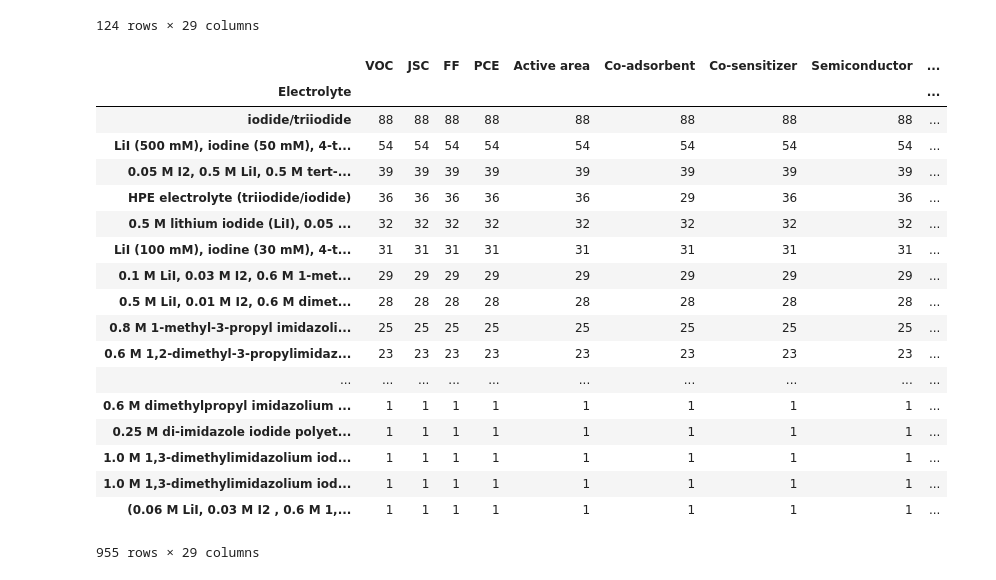
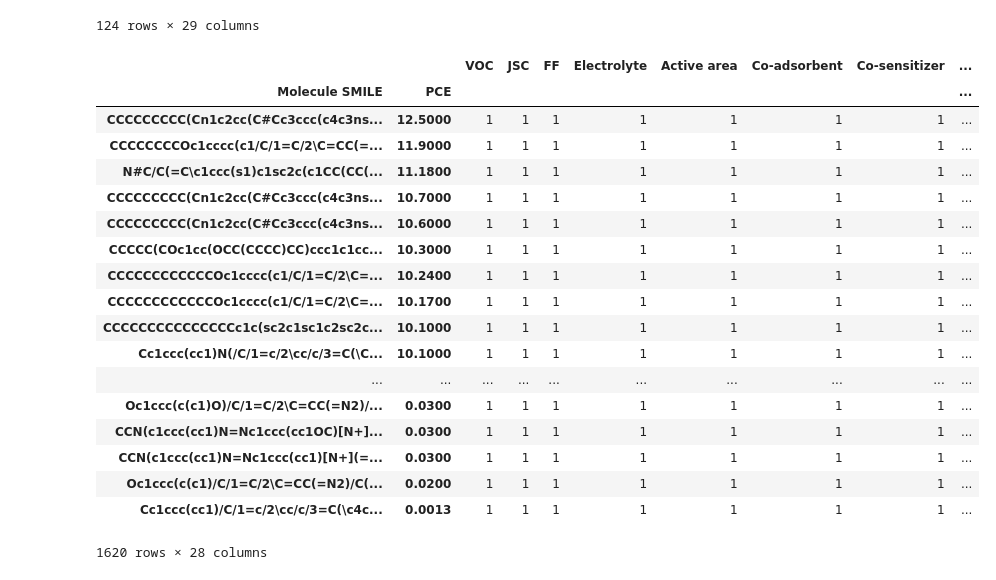
Before and after one commit to PaulC61/Cheminformatics, a Jupyter notebook: InternshipM2_BIU/WorkingEnvironment/Phase1/dataProcessing.ipynb, the cells around one changed output. Cells and saved outputs as stored; diff of their text form; code cells hidden in the pictures.

Commit message:
Everything except metals and electrolyte is done for cleaning

```diff
--- a/InternshipM2_BIU/WorkingEnvironment/Phase1/dataProcessing.ipynb
+++ b/InternshipM2_BIU/WorkingEnvironment/Phase1/dataProcessing.ipynb
@@ -30,40 +30,53 @@ df.groupby(['Solar simulator']).count().sort_values('PCE', ascending=False)
 # %%
 #retrieve instances with no Co-adsorbants, no Co-sensitizers, TiO2 Semiconductor
 
 # dfFirstFilter = df.loc[(df['Co-adsorbent']=="-") & (df['Co-sensitizer']=="-") & (df['Semiconductor'].str.contains('TiO2'))]
 # dfFirstFilter['Electrolyte']
 
 # Standardizing Solar Simulator Settings
 # First one won't work --> let's hope they can be retrieved together
 
 varSolSim = ["AM 1.5G 100 mW/cm2", "AM 1.5","AM 1.5 100 mW/cm2", "AM 1.5 100mW/cm2", "AM 1.5G 100mW/cm2",
                     "AM 1.5G, 100 mW/cm2", "AM 1.5G 100 mW/cm2", "AM 1.5G, 100mW/cm2",
                     "AM 1.5G", "AM 1.5 100mW/cm2", "AM 1.5G, 100 mw/cm2", "AM 1.5 G",
                     "AM1.5G, 100 mW/cm2", "AM1.5 G 100 mW/cm2", "AM1.5G"]
 
+varElectrolyte = ["iodide/triiodide", "HPE electrolyte (triiodide/iodide)","Iodide-triiodide"]
+
 for index in range(len(varSolSim)):
     df.loc[(df['Solar simulator']==varSolSim[index]), 'Solar simulator'] = "AM 1.5G 100mW/cm2"
 
-df.groupby(['Electrolyte']).count().sort_values('PCE', ascending=False)
+dfFilter = df.loc[(df['Co-adsorbent']=="-") & (df['Co-sensitizer']=="-")
+             & (df['Semiconductor'].str.contains('TiO2'))
+                  & (~df['Molecule keywords'].str.contains(',')) &
+         (df['Solar simulator'].str.contains('100'))]
 
-varElectrolyte = ["iodide/triiodide", "HPE electrolyte (triiodide/iodide)","Iodide-triiodide"]
+dfFilter.groupby('Solar simulator').count().sort_values('PCE', ascending=False)
+
+dfFilter.groupby(['Molecule SMILE', 'PCE']).count().sort_values('PCE', ascending=False)
+
+# taking max of duplicates
+
+dfDropDupl = dfFilter.sort_values('PCE', ascending=False).drop_duplicates('Molecule SMILE').sort_index()
+
+dfDropDupl.groupby(['Molecule SMILE', 'PCE']).count().sort_values('PCE', ascending=False)
 # %% [output]
-|  | VOC | JSC | FF | PCE | Active area | Co-adsorbent | Co-sensitizer | Semiconductor | ... |
-| Electrolyte |  |  |  |  |  |  |  |  | ... |
-| iodide/triiodide | 88 | 88 | 88 | 88 | 88 | 88 | 88 | 88 | ... |
-| LiI (500 mM), iodine (50 mM), 4-t... | 54 | 54 | 54 | 54 | 54 | 54 | 54 | 54 | ... |
-| 0.05 M I2, 0.5 M LiI, 0.5 M tert-... | 39 | 39 | 39 | 39 | 39 | 39 | 39 | 39 | ... |
-| HPE electrolyte (triiodide/iodide) | 36 | 36 | 36 | 36 | 36 | 29 | 36 | 36 | ... |
-| 0.5 M lithium iodide (LiI), 0.05 ... | 32 | 32 | 32 | 32 | 32 | 32 | 32 | 32 | ... |
-| LiI (100 mM), iodine (30 mM), 4-t... | 31 | 31 | 31 | 31 | 31 | 31 | 31 | 31 | ... |
-| 0.1 M LiI, 0.03 M I2, 0.6 M 1-met... | 29 | 29 | 29 | 29 | 29 | 29 | 29 | 29 | ... |
-| 0.5 M LiI, 0.01 M I2, 0.6 M dimet... | 28 | 28 | 28 | 28 | 28 | 28 | 28 | 28 | ... |
-| 0.8 M 1-methyl-3-propyl imidazoli... | 25 | 25 | 25 | 25 | 25 | 25 | 25 | 25 | ... |
-| 0.6 M 1,2-dimethyl-3-propylimidaz... | 23 | 23 | 23 | 23 | 23 | 23 | 23 | 23 | ... |
+|  |  | VOC | JSC | FF | Electrolyte | Active area | Co-adsorbent | Co-sensitizer | ... |
+| Molecule SMILE | PCE |  |  |  |  |  |  |  | ... |
+| CCCCCCCCC(Cn1c2cc(C#Cc3ccc(c4c3ns... | 12.5000 | 1 | 1 | 1 | 1 | 1 | 1 | 1 | ... |
+| CCCCCCCCOc1cccc(c1/C/1=C/2\C=CC(=... | 11.9000 | 1 | 1 | 1 | 1 | 1 | 1 | 1 | ... |
+| N#C/C(=C\c1ccc(s1)c1sc2c(c1CC(CC(... | 11.1800 | 1 | 1 | 1 | 1 | 1 | 1 | 1 | ... |
+| CCCCCCCCC(Cn1c2cc(C#Cc3ccc(c4c3ns... | 10.7000 | 1 | 1 | 1 | 1 | 1 | 1 | 1 | ... |
+| CCCCCCCCC(Cn1c2cc(C#Cc3ccc(c4c3ns... | 10.6000 | 1 | 1 | 1 | 1 | 1 | 1 | 1 | ... |
+| CCCCC(COc1cc(OCC(CCCC)CC)ccc1c1cc... | 10.3000 | 1 | 1 | 1 | 1 | 1 | 1 | 1 | ... |
+| CCCCCCCCCCCCOc1cccc(c1/C/1=C/2\C=... | 10.2400 | 1 | 1 | 1 | 1 | 1 | 1 | 1 | ... |
+| CCCCCCCCCCCCOc1cccc(c1/C/1=C/2\C=... | 10.1700 | 1 | 1 | 1 | 1 | 1 | 1 | 1 | ... |
+| CCCCCCCCCCCCCCCc1c(sc2c1sc1c2sc2c... | 10.1000 | 1 | 1 | 1 | 1 | 1 | 1 | 1 | ... |
+| Cc1ccc(cc1)N(/C/1=c/2\cc/c/3=C(\C... | 10.1000 | 1 | 1 | 1 | 1 | 1 | 1 | 1 | ... |
 | ... | ... | ... | ... | ... | ... | ... | ... | ... | ... |
-| 0.6 M dimethylpropyl imidazolium ... | 1 | 1 | 1 | 1 | 1 | 1 | 1 | 1 | ... |
-| 0.25 M di-imidazole iodide polyet... | 1 | 1 | 1 | 1 | 1 | 1 | 1 | 1 | ... |
-| 1.0 M 1,3-dimethylimidazolium iod... | 1 | 1 | 1 | 1 | 1 | 1 | 1 | 1 | ... |
-| 1.0 M 1,3-dimethylimidazolium iod... | 1 | 1 | 1 | 1 | 1 | 1 | 1 | 1 | ... |
-| (0.06 M LiI, 0.03 M I2 , 0.6 M 1,... | 1 | 1 | 1 | 1 | 1 | 1 | 1 | 1 | ... |
+| Oc1ccc(c(c1)O)/C/1=C/2\C=CC(=N2)/... | 0.0300 | 1 | 1 | 1 | 1 | 1 | 1 | 1 | ... |
+| CCN(c1ccc(cc1)N=Nc1ccc(cc1OC)[N+]... | 0.0300 | 1 | 1 | 1 | 1 | 1 | 1 | 1 | ... |
+| CCN(c1ccc(cc1)N=Nc1ccc(cc1)[N+](=... | 0.0300 | 1 | 1 | 1 | 1 | 1 | 1 | 1 | ... |
+| Oc1ccc(c(c1)/C/1=C/2\C=CC(=N2)/C(... | 0.0200 | 1 | 1 | 1 | 1 | 1 | 1 | 1 | ... |
+| Cc1ccc(cc1)/C/1=c/2\cc/c/3=C(\c4c... | 0.0013 | 1 | 1 | 1 | 1 | 1 | 1 | 1 | ... |
-955 rows × 29 columns
+1620 rows × 28 columns
```
Also changed, not shown: parts of 1 cell of this notebook.
